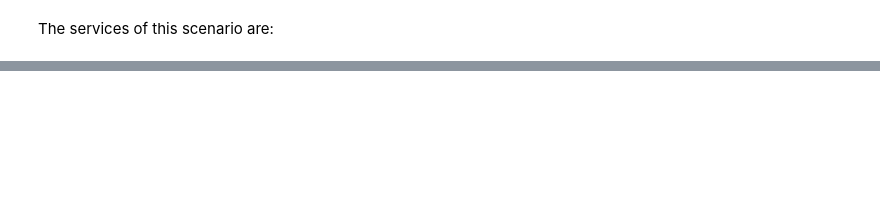
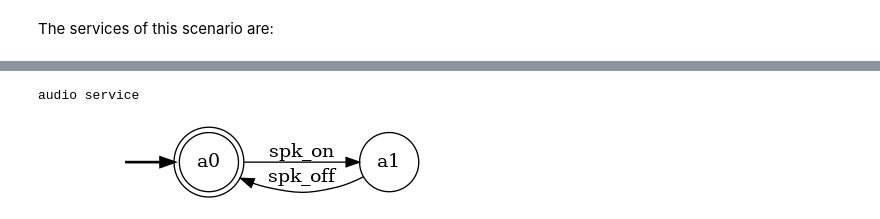
Before and after one commit to luusi/stochastic-service-composition, a Jupyter notebook: docs/notebooks/04-use-cases.ipynb, the cells around one changed output, grey strips where cells are left out. Drawn from its saved outputs; the diff is of its cells as text; code cells hidden in the pictures; blank space fills up the shorter version.

```diff
--- a/docs/notebooks/04-use-cases.ipynb
+++ b/docs/notebooks/04-use-cases.ipynb
@@ -589,0 +608,18 @@ render_service(projector_service)
+# %%
+print("audio service")
+audio_service = build_service_from_transitions(
+    {
+        "a0": {
+            "spk_on": "a1",
+        },
+        "a1": {
+            "spk_off": "a0",
+        },
+    },
+    "a0",
+    {"a0"}
+)
+render_service(audio_service)
+# %% [output]
+audio service
+[figure, added]
```
Also changed, not shown: parts of 4 cells of this notebook.
